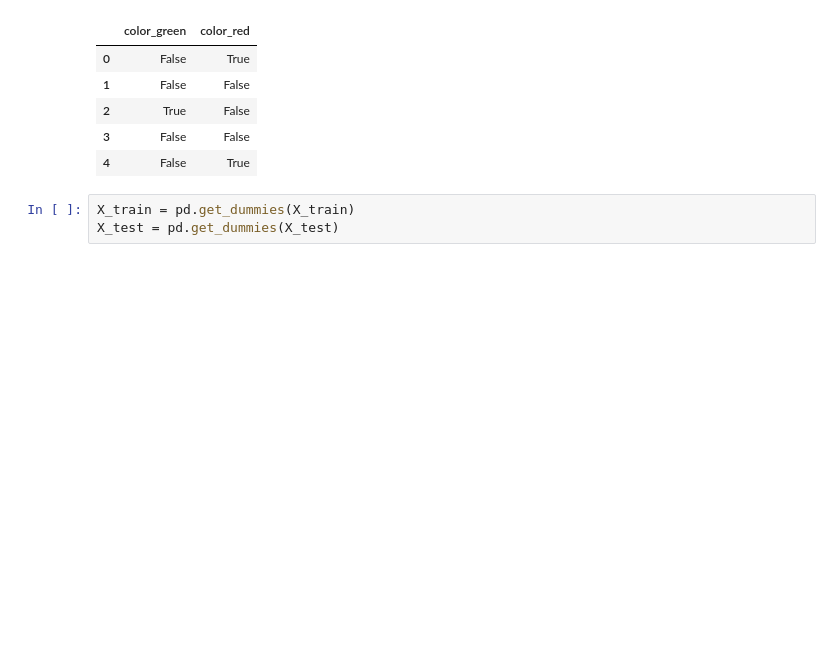
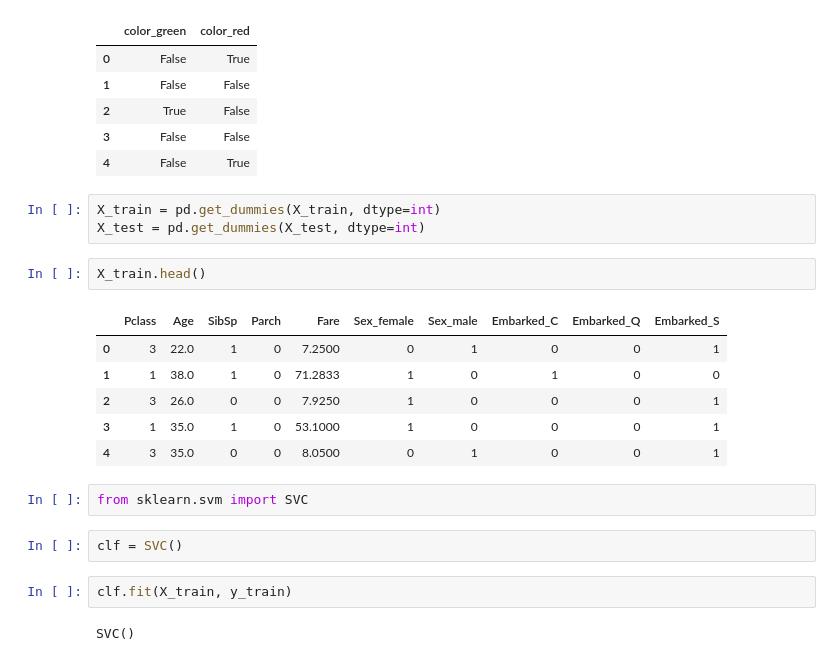
Before and after one commit to vcdemy/20240409, a Jupyter notebook: 20240409筆記.ipynb, the cells around one changed output. Drawn from its saved outputs; the diff is of its cells as text; blank space fills up the shorter version.

```diff
--- a/20240409筆記.ipynb
+++ b/20240409筆記.ipynb
@@ -493,5 +481,22 @@ pd.get_dummies(df, drop_first=True)
 | 3 | False | False |
 | 4 | False | True |
 # %%
-X_train = pd.get_dummies(X_train)
-X_test = pd.get_dummies(X_test)
+X_train = pd.get_dummies(X_train, dtype=int)
+X_test = pd.get_dummies(X_test, dtype=int)
+# %%
+X_train.head()
+# %% [output]
+|  | Pclass | Age | SibSp | Parch | Fare | Sex_female | Sex_male | Embarked_C | Embarked_Q | Embarked_S |
+| 0 | 3 | 22.0 | 1 | 0 | 7.2500 | 0 | 1 | 0 | 0 | 1 |
+| 1 | 1 | 38.0 | 1 | 0 | 71.2833 | 1 | 0 | 1 | 0 | 0 |
+| 2 | 3 | 26.0 | 0 | 0 | 7.9250 | 1 | 0 | 0 | 0 | 1 |
+| 3 | 1 | 35.0 | 1 | 0 | 53.1000 | 1 | 0 | 0 | 0 | 1 |
+| 4 | 3 | 35.0 | 0 | 0 | 8.0500 | 0 | 1 | 0 | 0 | 1 |
+# %%
+from sklearn.svm import SVC
+# %%
+clf = SVC()
+# %%
+clf.fit(X_train, y_train)
+# %% [output]
+SVC()
```
Also changed, not shown: parts of 4 cells of this notebook.
